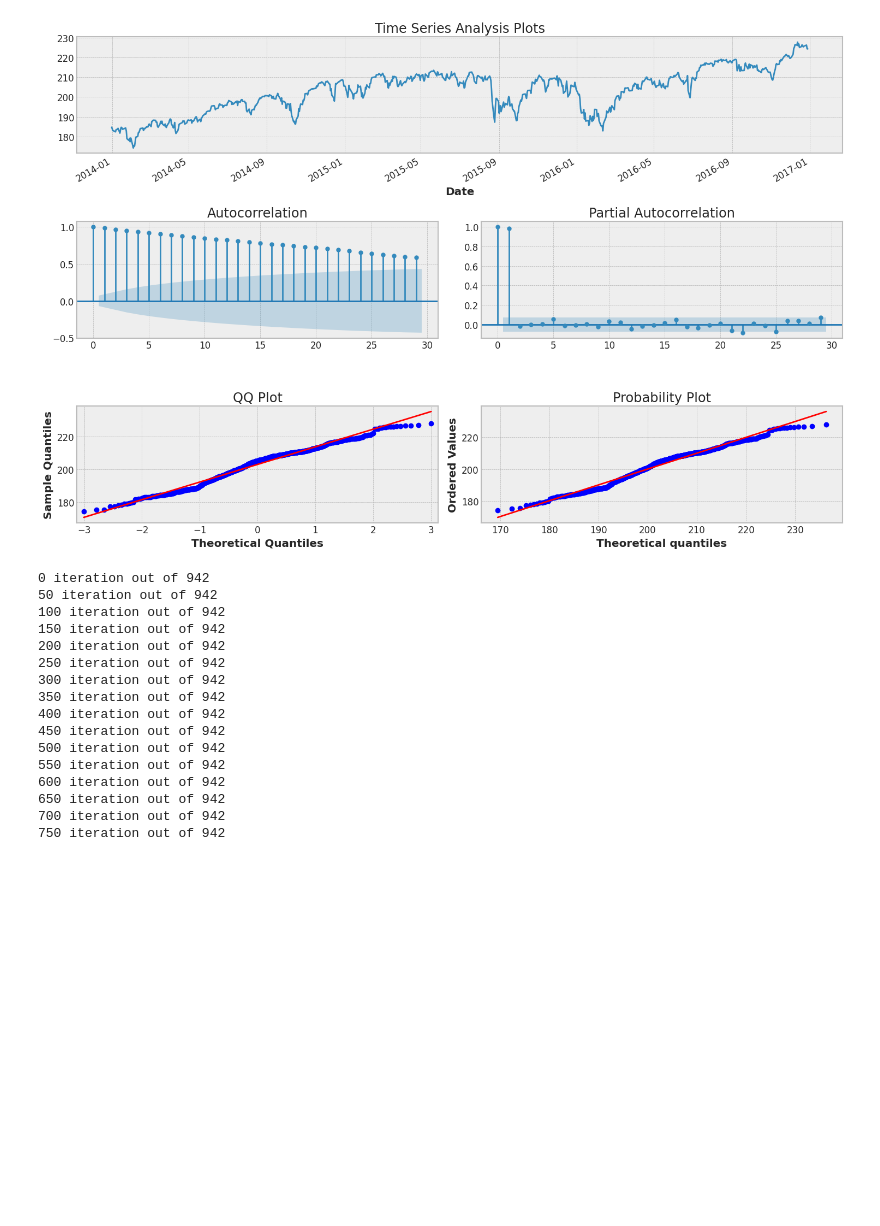
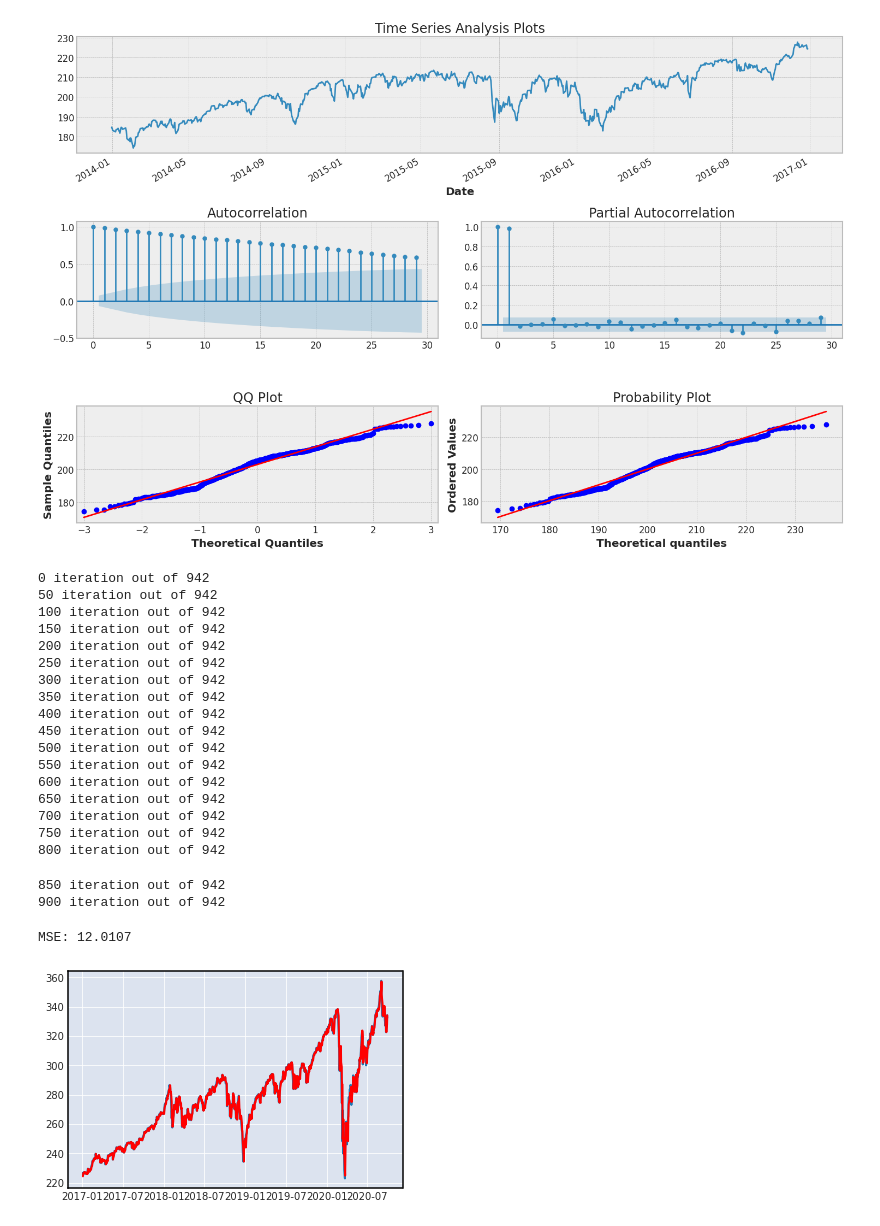
Before and after one commit to Rhizii/CHAPs, a Jupyter notebook: acf_pacf.ipynb, the cells around one changed output. Drawn from its saved outputs; the diff is of its cells as text; code cells hidden in the pictures; blank space fills up the shorter version.

```diff
--- a/acf_pacf.ipynb
+++ b/acf_pacf.ipynb
@@ -120,18 +124,13 @@ predictions = []
 for i in range(0, len(test["Close"])):
     if (i % 50) == 0:
         print(i, "iteration out of", len(test["Close"]))
-    model = ARIMA(history, order=(1, 1, 7))
+    model = ARIMA(history, order=(1, 1, 3))
     fitted_model = model.fit()
     output = fitted_model.forecast()
-    pred_val = output[0]
-    act_val = test["Close"][i]
-    history.append(act_val)
-
-mse = mean_squared_error(test, predictions)
-print("MSE: %.4f" % mse)
-plt.plot(test)
-plt.plot(predictions, color = 'red')
-plt.show()
+    pred_price = output[0]
+    predictions.append(pred_price)
+    actual_price = test["Close"][i]
+    history.append(actual_price)
 # %% [output]
 0 iteration out of 942
 50 iteration out of 942
@@ -149,3 +148,15 @@ plt.show()
 650 iteration out of 942
 700 iteration out of 942
 750 iteration out of 942
+800 iteration out of 942
+850 iteration out of 942
+900 iteration out of 942
+# %%
+mse = mean_squared_error(test["Close"], predictions)
+print("MSE: %.4f" % mse)
+plt.plot(test["Close"])
+plt.plot(test["Close"].index, predictions, color = 'red')
+plt.show()
+# %% [output]
+MSE: 12.0107
+[figure, added]
```
Also changed, not shown: parts of 4 cells of this notebook.
